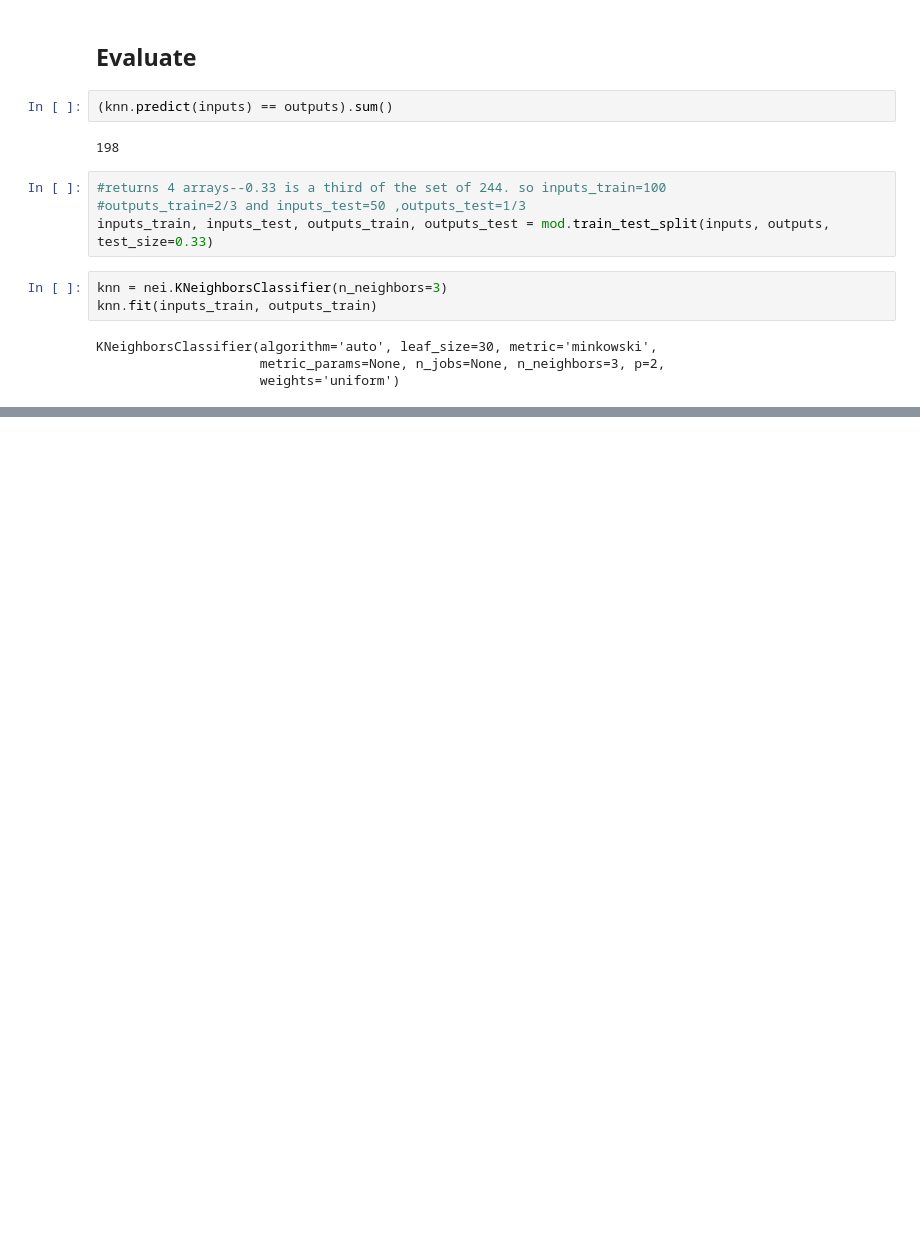
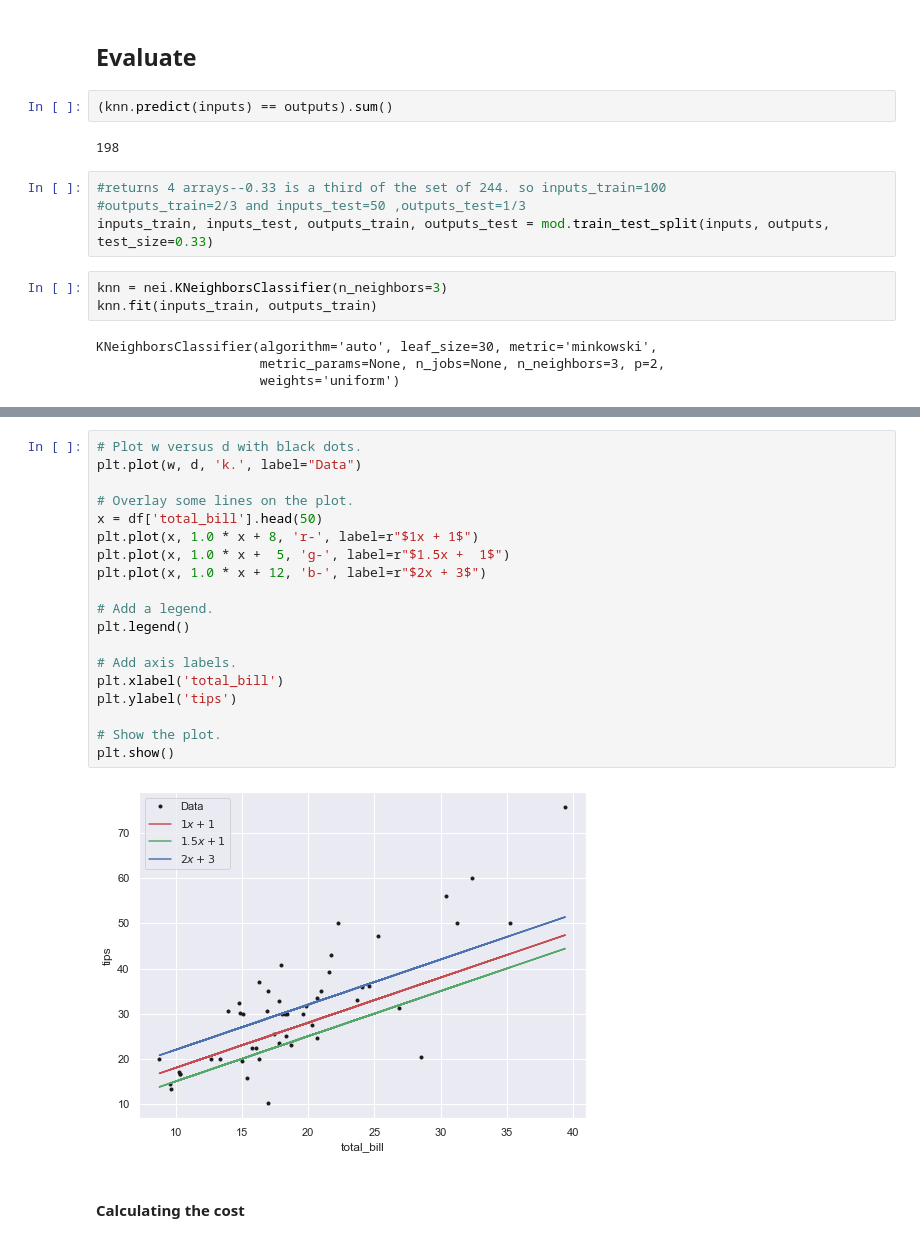
Before and after one commit to kennycolsh/Fundamentals-Ass1, a Jupyter notebook: FundDataAss1.ipynb, the cells around one changed output, grey strips where cells are left out. Cells and saved outputs as stored; diff of their text form; blank space fills up the shorter version.

```diff
--- a/FundDataAss1.ipynb
+++ b/FundDataAss1.ipynb
@@ -303,0 +344,23 @@ KNeighborsClassifier(algorithm='auto', leaf_size=30, metric='minkowski',
+# %%
+# Plot w versus d with black dots.
+plt.plot(w, d, 'k.', label="Data")
+
+# Overlay some lines on the plot.
+x = df['total_bill'].head(50)
+plt.plot(x, 1.0 * x + 8, 'r-', label=r"$1x + 1$")
+plt.plot(x, 1.0 * x +  5, 'g-', label=r"$1.5x +  1$")
+plt.plot(x, 1.0 * x + 12, 'b-', label=r"$2x + 3$")
+
+# Add a legend.
+plt.legend()
+
+# Add axis labels.
+plt.xlabel('total_bill')
+plt.ylabel('tips')
+
+# Show the plot.
+plt.show()
+# %% [output]
+[figure, added]
+# %% [markdown]
+#### Calculating the cost
```
Also changed, not shown: parts of 8 cells of this notebook.
